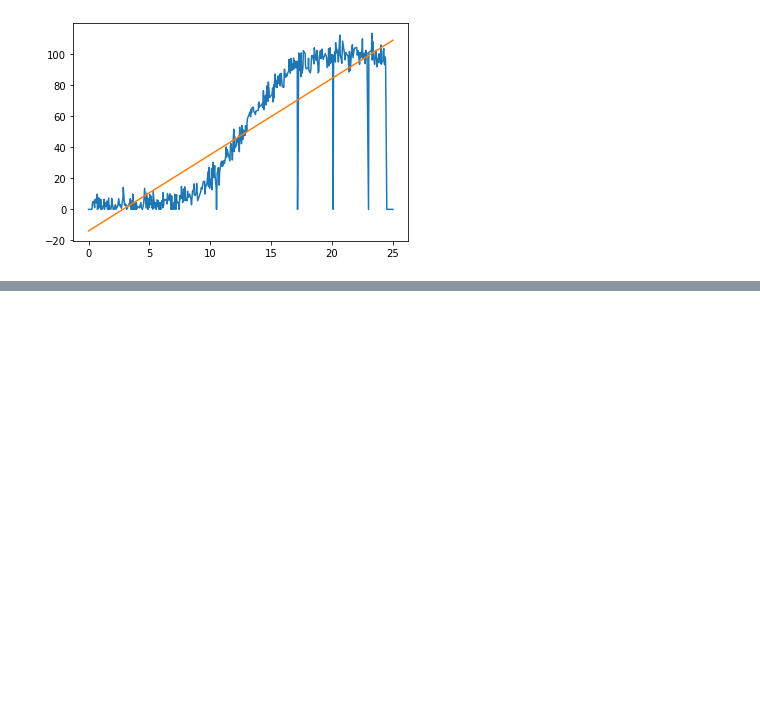
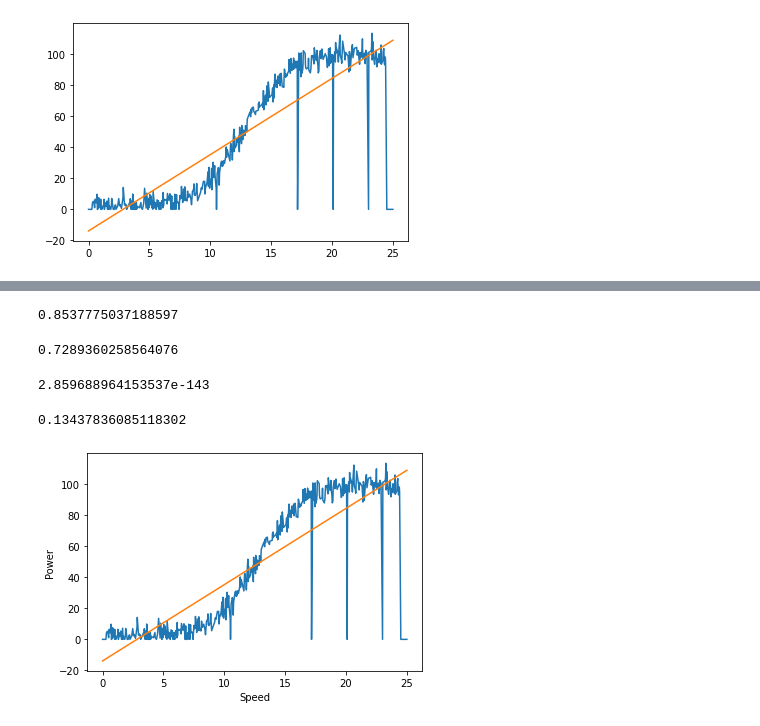
Before and after one commit to BYalini/project_fundamentals_of_data_analysis, a Jupyter notebook: FDAProject.ipynb, the cells around one changed output, grey strips where cells are left out. Saved outputs shown, nothing was run; the diff lists cells and outputs as text; code cells hidden in the pictures; blank space fills up the shorter version.

Commit message:
slope, intercept, r_value, p_value, std_err

```diff
--- a/FDAProject.ipynb
+++ b/FDAProject.ipynb
@@ -52,0 +58,5 @@ plt.show()
+# %%
+speed = df_power['speed'].values
+power = df_power['power'].values
+# %%
+slope, intercept, r_value, p_value, std_err = linregress(speed,power)
@@ -52,0 +71,28 @@ plt.show()
+# %%
+r_value
+# %% [output]
+0.8537775037188597
+# %%
+r_value * r_value
+# %% [output]
+0.7289360258564076
+# %%
+p_value
+# %% [output]
+2.859688964153537e-143
+# %%
+std_err
+# %% [output]
+0.13437836085118302
+# %%
+power_pred = slope * speed + intercept
+# %%
+import matplotlib.pyplot as plt
+
+plt.plot(speed, power)
+plt.plot(speed, power_pred)
+plt.xlabel('Speed')
+plt.ylabel('Power')
+plt.show()
+# %% [output]
+[figure, added]
```
Also changed, not shown: parts of 5 cells of this notebook.
